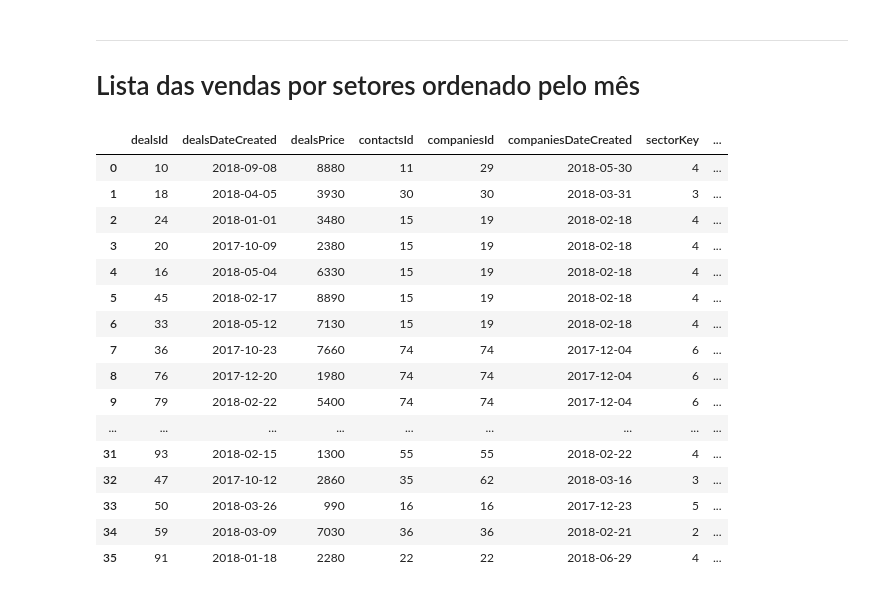
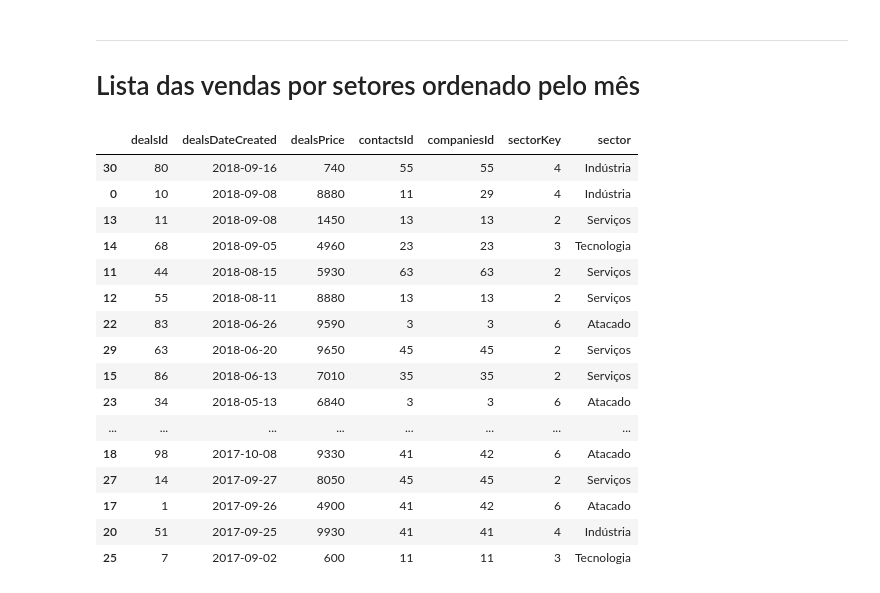
Before and after one commit to brunocampos01/data-engineering, a Jupyter notebook: indicium/DESAFIO ESTÁGIO DATA ENGINEERING.ipynb, the cells around one changed output. Saved outputs shown, nothing was run; the diff lists cells and outputs as text; code cells hidden in the pictures.

```diff
--- a/indicium/DESAFIO ESTÁGIO DATA ENGINEERING.ipynb
+++ b/indicium/DESAFIO ESTÁGIO DATA ENGINEERING.ipynb
@@ -263,27 +263,29 @@ plt.show()
 # Lista das vendas por setores ordenado pelo mês
 # %%
 # O join vai servir para mapear o nome dos sectors
-colunas_necessarias_companies = ['companiesId','companiesDateCreated', 'sectorKey' ]
+colunas_necessarias_companies = ['companiesId', 'sectorKey' ]
 companies_sectors = pd.merge(companies[colunas_necessarias_companies], sectors, left_on='sectorKey', right_on='sectorKey')
 
 # join entre deals e companies_sectors
-deals_companies_sectors = pd.merge( deals, companies_sectors, left_on='companiesId', right_on='companiesId')
-deals_companies_sectors
+deals_companies_sectors = pd.merge( deals, companies_sectors, left_on='companiesId', right_on='companiesId', sort=False)
+
+# Deixar a tabela já sorted por data
+deals_companies_sectors.sort_values(by=['dealsDateCreated'], ascending=False)
 # %% [output]
-|  | dealsId | dealsDateCreated | dealsPrice | contactsId | companiesId | companiesDateCreated | sectorKey | ... |
-| 0 | 10 | 2018-09-08 | 8880 | 11 | 29 | 2018-05-30 | 4 | ... |
-| 1 | 18 | 2018-04-05 | 3930 | 30 | 30 | 2018-03-31 | 3 | ... |
-| 2 | 24 | 2018-01-01 | 3480 | 15 | 19 | 2018-02-18 | 4 | ... |
-| 3 | 20 | 2017-10-09 | 2380 | 15 | 19 | 2018-02-18 | 4 | ... |
-| 4 | 16 | 2018-05-04 | 6330 | 15 | 19 | 2018-02-18 | 4 | ... |
-| 5 | 45 | 2018-02-17 | 8890 | 15 | 19 | 2018-02-18 | 4 | ... |
-| 6 | 33 | 2018-05-12 | 7130 | 15 | 19 | 2018-02-18 | 4 | ... |
-| 7 | 36 | 2017-10-23 | 7660 | 74 | 74 | 2017-12-04 | 6 | ... |
-| 8 | 76 | 2017-12-20 | 1980 | 74 | 74 | 2017-12-04 | 6 | ... |
-| 9 | 79 | 2018-02-22 | 5400 | 74 | 74 | 2017-12-04 | 6 | ... |
-| ... | ... | ... | ... | ... | ... | ... | ... | ... |
-| 31 | 93 | 2018-02-15 | 1300 | 55 | 55 | 2018-02-22 | 4 | ... |
-| 32 | 47 | 2017-10-12 | 2860 | 35 | 62 | 2018-03-16 | 3 | ... |
-| 33 | 50 | 2018-03-26 | 990 | 16 | 16 | 2017-12-23 | 5 | ... |
-| 34 | 59 | 2018-03-09 | 7030 | 36 | 36 | 2018-02-21 | 2 | ... |
-| 35 | 91 | 2018-01-18 | 2280 | 22 | 22 | 2018-06-29 | 4 | ... |
+|  | dealsId | dealsDateCreated | dealsPrice | contactsId | companiesId | sectorKey | sector |
+| 30 | 80 | 2018-09-16 | 740 | 55 | 55 | 4 | Indústria |
+| 0 | 10 | 2018-09-08 | 8880 | 11 | 29 | 4 | Indústria |
+| 13 | 11 | 2018-09-08 | 1450 | 13 | 13 | 2 | Serviços |
+| 14 | 68 | 2018-09-05 | 4960 | 23 | 23 | 3 | Tecnologia |
+| 11 | 44 | 2018-08-15 | 5930 | 63 | 63 | 2 | Serviços |
+| 12 | 55 | 2018-08-11 | 8880 | 13 | 13 | 2 | Serviços |
+| 22 | 83 | 2018-06-26 | 9590 | 3 | 3 | 6 | Atacado |
+| 29 | 63 | 2018-06-20 | 9650 | 45 | 45 | 2 | Serviços |
+| 15 | 86 | 2018-06-13 | 7010 | 35 | 35 | 2 | Serviços |
+| 23 | 34 | 2018-05-13 | 6840 | 3 | 3 | 6 | Atacado |
+| ... | ... | ... | ... | ... | ... | ... | ... |
+| 18 | 98 | 2017-10-08 | 9330 | 41 | 42 | 6 | Atacado |
+| 27 | 14 | 2017-09-27 | 8050 | 45 | 45 | 2 | Serviços |
+| 17 | 1 | 2017-09-26 | 4900 | 41 | 42 | 6 | Atacado |
+| 20 | 51 | 2017-09-25 | 9930 | 41 | 41 | 4 | Indústria |
+| 25 | 7 | 2017-09-02 | 600 | 11 | 11 | 3 | Tecnologia |
```
Also changed, not shown: parts of 10 cells of this notebook, 2 other files.
